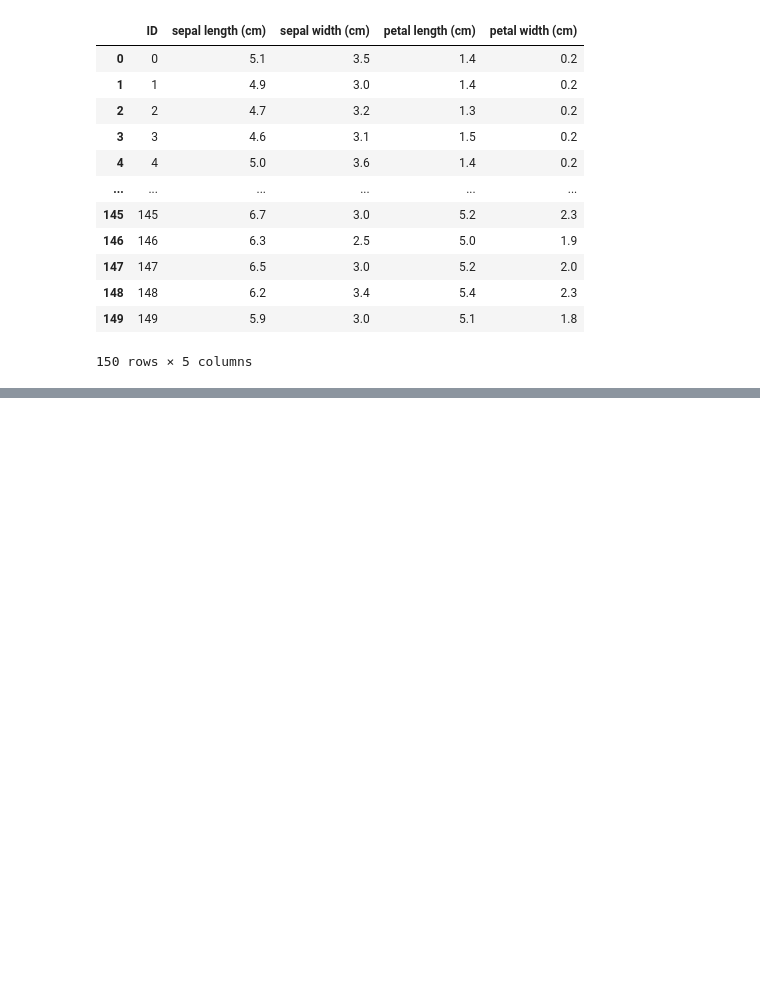
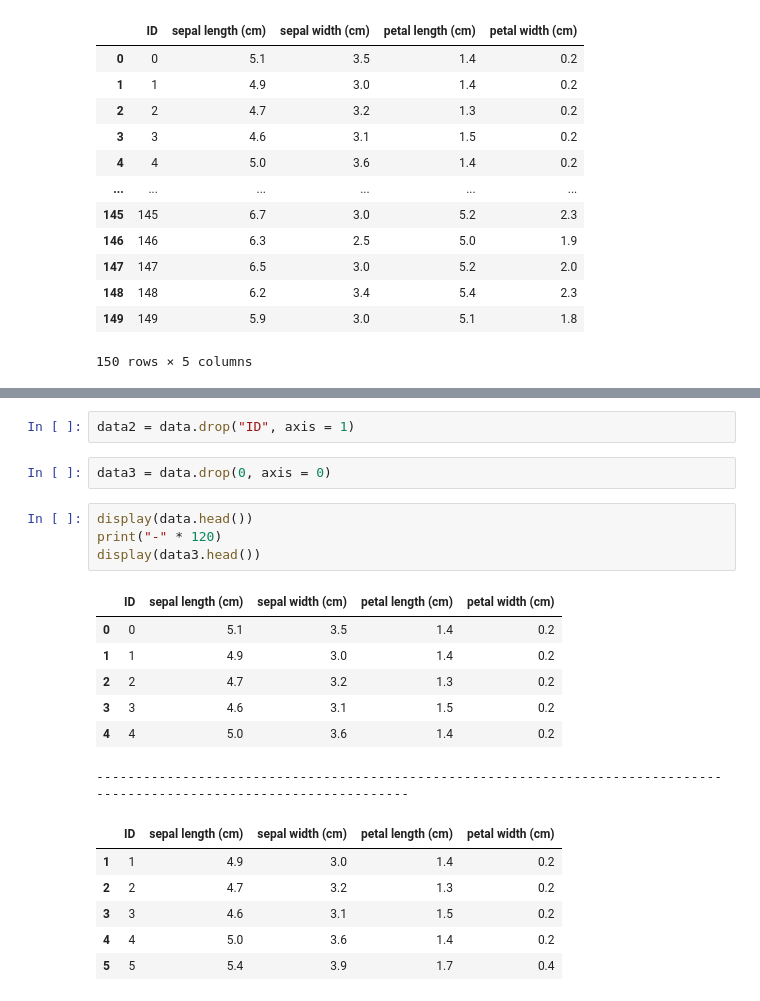
Before and after one commit to chanukk/YNUBD, a Jupyter notebook: 2-3_데이터변환/1_파생변수생성.ipynb, the cells around one changed output, grey strips where cells are left out. Drawn from its saved outputs; the diff is of its cells as text; blank space fills up the shorter version.

```diff
--- a/2-3_데이터변환/1_파생변수생성.ipynb
+++ b/2-3_데이터변환/1_파생변수생성.ipynb
@@ -111,0 +128,22 @@ data
+# %%
+data2 = data.drop("ID", axis = 1)
+# %%
+data3 = data.drop(0, axis = 0)
+# %%
+display(data.head())
+print("-" * 120)
+display(data3.head())
+# %% [output]
+|  | ID | sepal length (cm) | sepal width (cm) | petal length (cm) | petal width (cm) |
+| 0 | 0 | 5.1 | 3.5 | 1.4 | 0.2 |
+| 1 | 1 | 4.9 | 3.0 | 1.4 | 0.2 |
+| 2 | 2 | 4.7 | 3.2 | 1.3 | 0.2 |
+| 3 | 3 | 4.6 | 3.1 | 1.5 | 0.2 |
+| 4 | 4 | 5.0 | 3.6 | 1.4 | 0.2 |
+------------------------------------------------------------------------------------------------------------------------
+|  | ID | sepal length (cm) | sepal width (cm) | petal length (cm) | petal width (cm) |
+| 1 | 1 | 4.9 | 3.0 | 1.4 | 0.2 |
+| 2 | 2 | 4.7 | 3.2 | 1.3 | 0.2 |
+| 3 | 3 | 4.6 | 3.1 | 1.5 | 0.2 |
+| 4 | 4 | 5.0 | 3.6 | 1.4 | 0.2 |
+| 5 | 5 | 5.4 | 3.9 | 1.7 | 0.4 |
```
Also changed, not shown: parts of 7 cells of this notebook, 1 other file.
